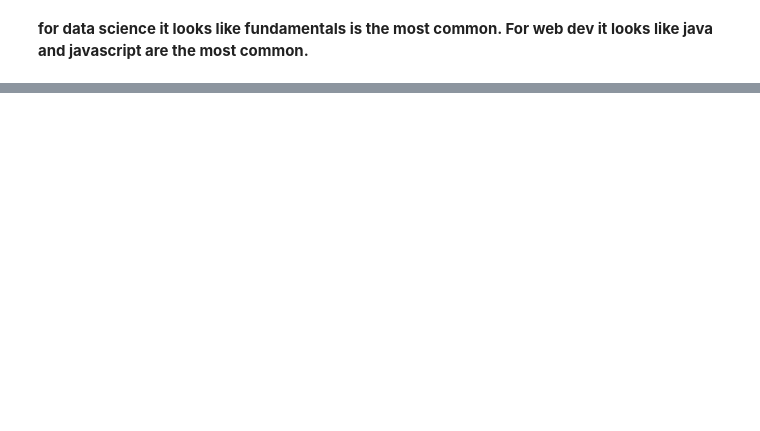
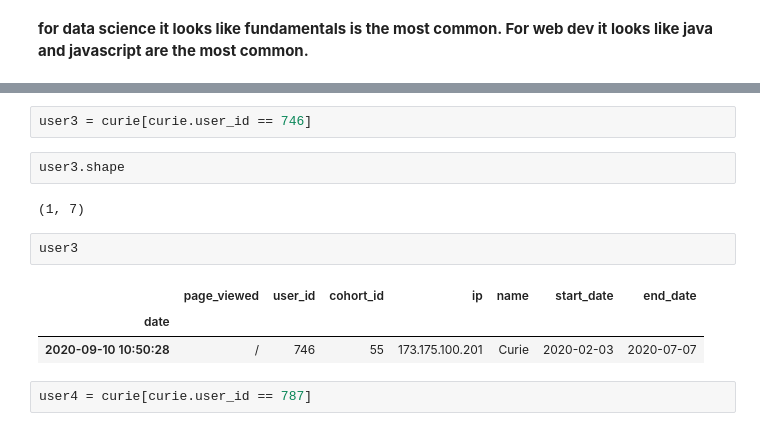
Before and after one commit to matt-c-knight/time-series-project, a Jupyter notebook: explore.ipynb, the cells around one changed output, grey strips where cells are left out. Saved outputs shown, nothing was run; the diff lists cells and outputs as text; blank space fills up the shorter version.

```diff
--- a/explore.ipynb
+++ b/explore.ipynb
@@ -547,0 +977,14 @@ Name: page_viewed, dtype: int64
+# %%
+user3 = curie[curie.user_id == 746]
+# %%
+user3.shape
+# %% [output]
+(1, 7)
+# %%
+user3
+# %% [output]
+|  | page_viewed | user_id | cohort_id | ip | name | start_date | end_date |
+| date |  |  |  |  |  |  |  |
+| 2020-09-10 10:50:28 | / | 746 | 55 | 173.175.100.201 | Curie | 2020-02-03 | 2020-07-07 |
+# %%
+user4 = curie[curie.user_id == 787]
```
Also changed, not shown: parts of 44 cells of this notebook.
